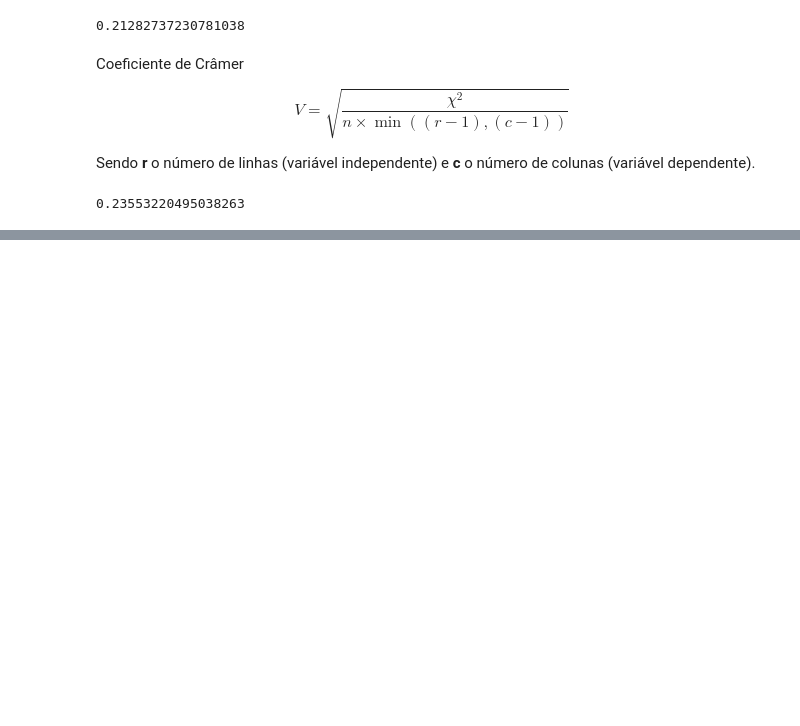
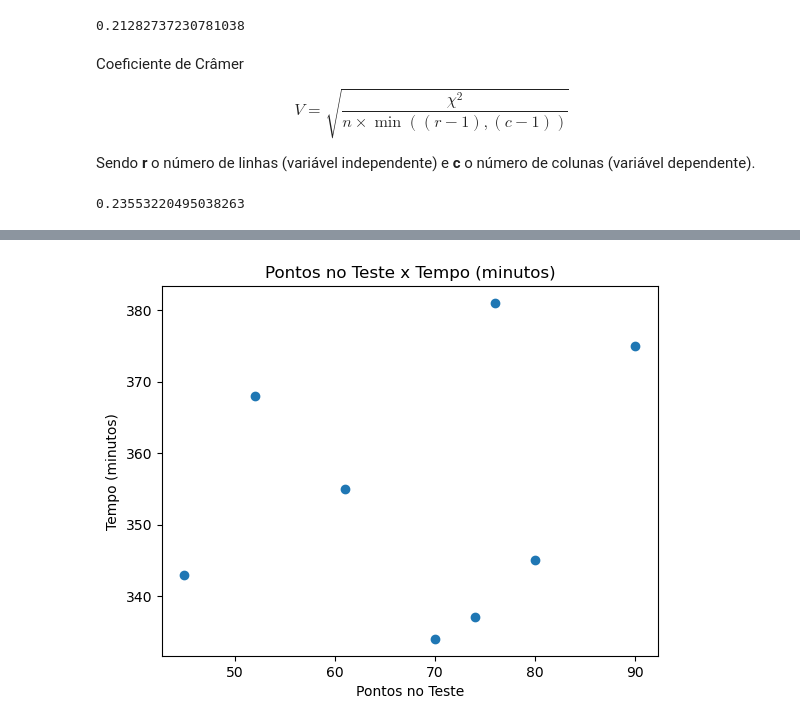
Before and after one commit to BrunoOlivei/estatistica, a Jupyter notebook: Estatística Básica/4_analise_bidimensional.ipynb, the cells around one changed output, grey strips where cells are left out. Cells and saved outputs as stored; diff of their text form; code cells hidden in the pictures; blank space fills up the shorter version.

```diff
--- a/Estatística Básica/4_analise_bidimensional.ipynb
+++ b/Estatística Básica/4_analise_bidimensional.ipynb
@@ -163,0 +241,14 @@ V
+# %%
+individuos = ["A", "B", "C", "D", "E", "F", "G", "H"]
+pontos_teste = [45, 52, 61, 70, 74, 76, 80, 90]
+tempo_minutos = [343, 368, 355, 334, 337, 381, 345, 375]
+
+df = pd.DataFrame(
+    {
+        "Indivíduos": individuos,
+        "Pontos no Teste": pontos_teste,
+        "Tempo (minutos)": tempo_minutos
+    }
+)
+df = df.set_index("Indivíduos")
+df
@@ -163,0 +266,8 @@ V
+# %%
+plt.scatter(df["Pontos no Teste"], df["Tempo (minutos)"])
+plt.title("Pontos no Teste x Tempo (minutos)")
+plt.xlabel("Pontos no Teste")
+plt.ylabel("Tempo (minutos)")
+plt.show()
+# %% [output]
+[figure, added]
```
Also changed, not shown: parts of 8 cells of this notebook, 4 other files.
